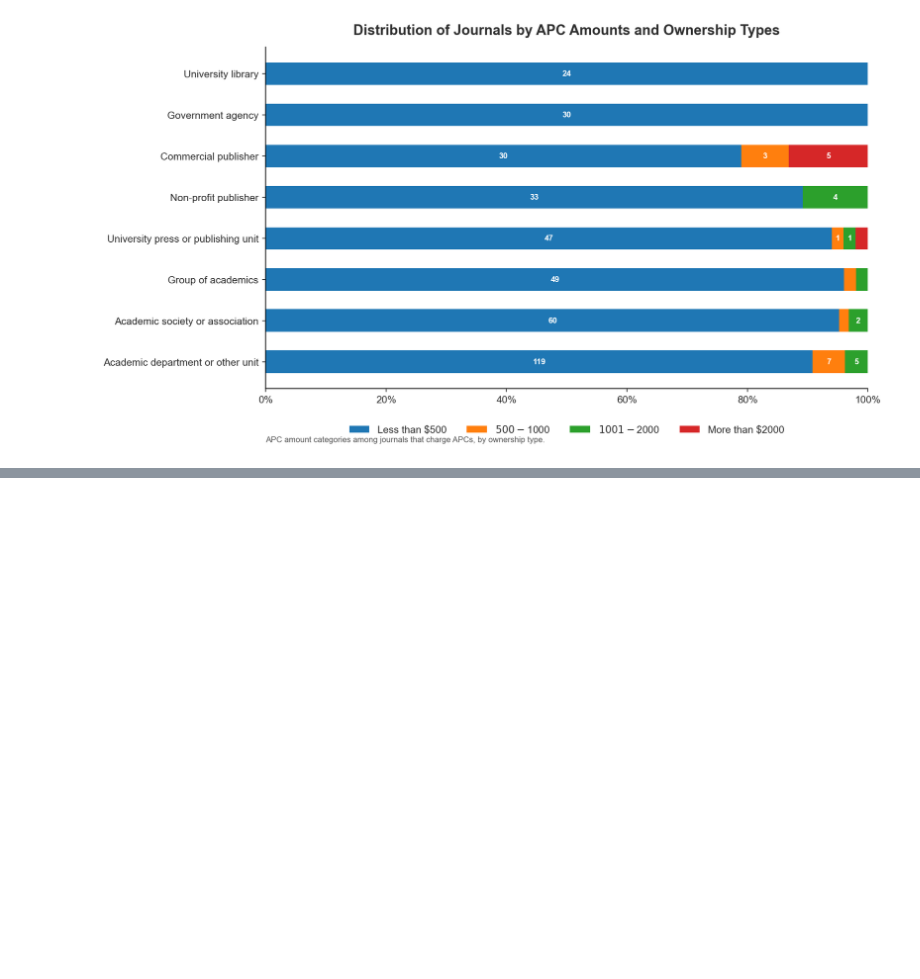
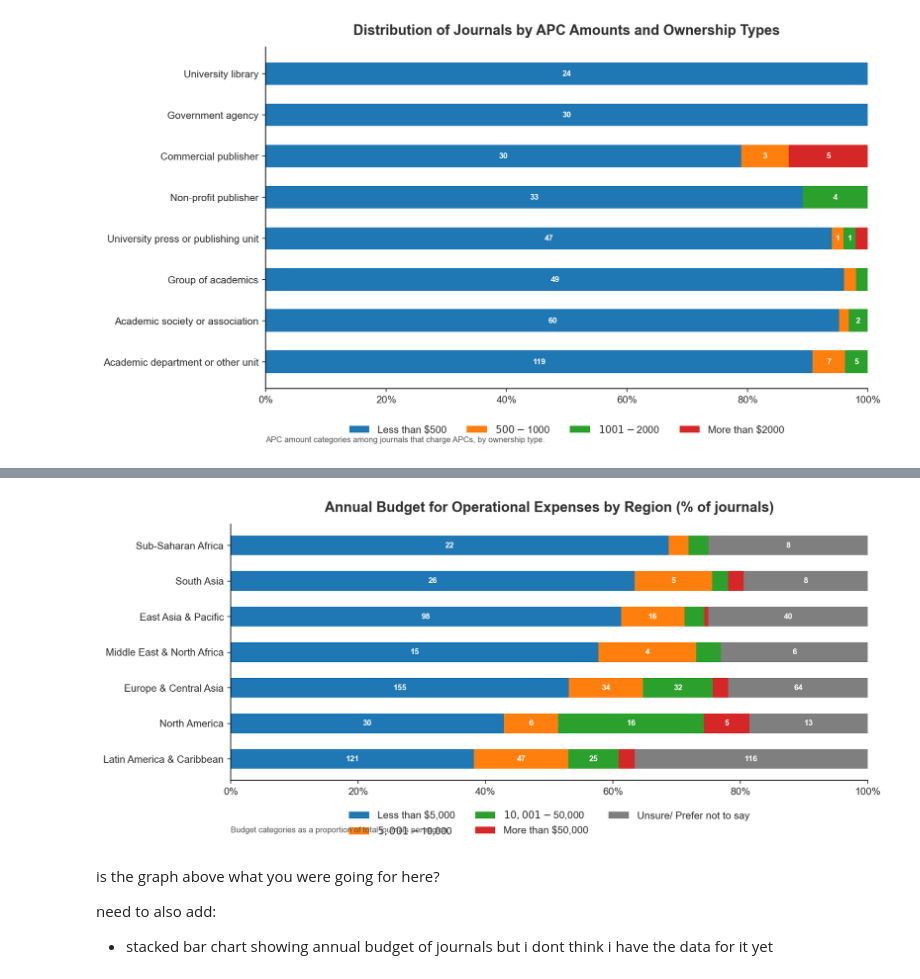
Before and after one commit to taniapoc/data-viz, a Jupyter notebook: side quest into beautiful graphs/graphs.ipynb, the cells around one changed output, grey strips where cells are left out. Cells and saved outputs as stored; diff of their text form; code cells hidden in the pictures; blank space fills up the shorter version.

```diff
--- a/side quest into beautiful graphs/graphs.ipynb
+++ b/side quest into beautiful graphs/graphs.ipynb
@@ -268,0 +394,54 @@ plt.show()
+# %%
+budget_cols = ['Less than $5,000', '$5,001-$10,000',
+               '$10,001-$50,000', 'More than $50,000', 'Unsure/ Prefer not to say']
+
+pct_df = df[budget_cols].div(df['Grand Total'], axis=0)
+pct_df = pct_df.sort_values('Less than $5,000', ascending=True)
+df_aligned = df.loc[pct_df.index]
+
+TITLE   = "Annual Budget for Operational Expenses by Region (% of journals)"
+CAPTION = 'Budget categories as a proportion of total journals per region.'
+
+BAR_COLORS = [COLORS['palette'][0], COLORS['palette'][1],
+              COLORS['palette'][2], COLORS['palette'][3],
+              COLORS['neutral']]
+
+fig, ax = plt.subplots(figsize=(11, 5))
+
+lefts = [0] * len(pct_df)
+bars_list = []
+
+for col, color in zip(budget_cols, BAR_COLORS):
+    bars = ax.barh(pct_df.index, pct_df[col], left=lefts,
+                   color=color, label=col, height=0.55)
+    bars_list.append((bars, col))
+    lefts = [l + v for l, v in zip(lefts, pct_df[col])]
+
+for bars, col in bars_list:
+    for bar, region in zip(bars, pct_df.index):
+        w = bar.get_width()
+        if w > 0.04:
+            n = df_aligned.loc[region, col]
+            ax.text(bar.get_x() + w / 2, bar.get_y() + bar.get_height() / 2,
+                    str(int(n)), ha='center', va='center',
+                    color='white', fontsize=8, fontweight='bold')
+
+ax.xaxis.set_major_formatter(mtick.PercentFormatter(xmax=1))
+ax.set_xlim(0, 1)  # this is what forces all bars to equal 100% width
+ax.set_title(TITLE)
+
+ax.legend(loc='upper center', bbox_to_anchor=(0.5, -0.08),
+          ncols=3, bbox_transform=ax.transAxes)
+
+fig.text(0.0, -0.18, CAPTION, ha='left', va='top',
+         fontsize=8, color='#555555', transform=ax.transAxes)
+
+plt.tight_layout()
+plt.show()
+# %% [output]
+[figure, added]
+# %% [markdown]
+is the graph above what you were going for here?
+
+need to also add:
+- stacked bar chart showing annual budget of journals but i dont think i have the data for it yet
```
Also changed, not shown: parts of 14 cells of this notebook.
